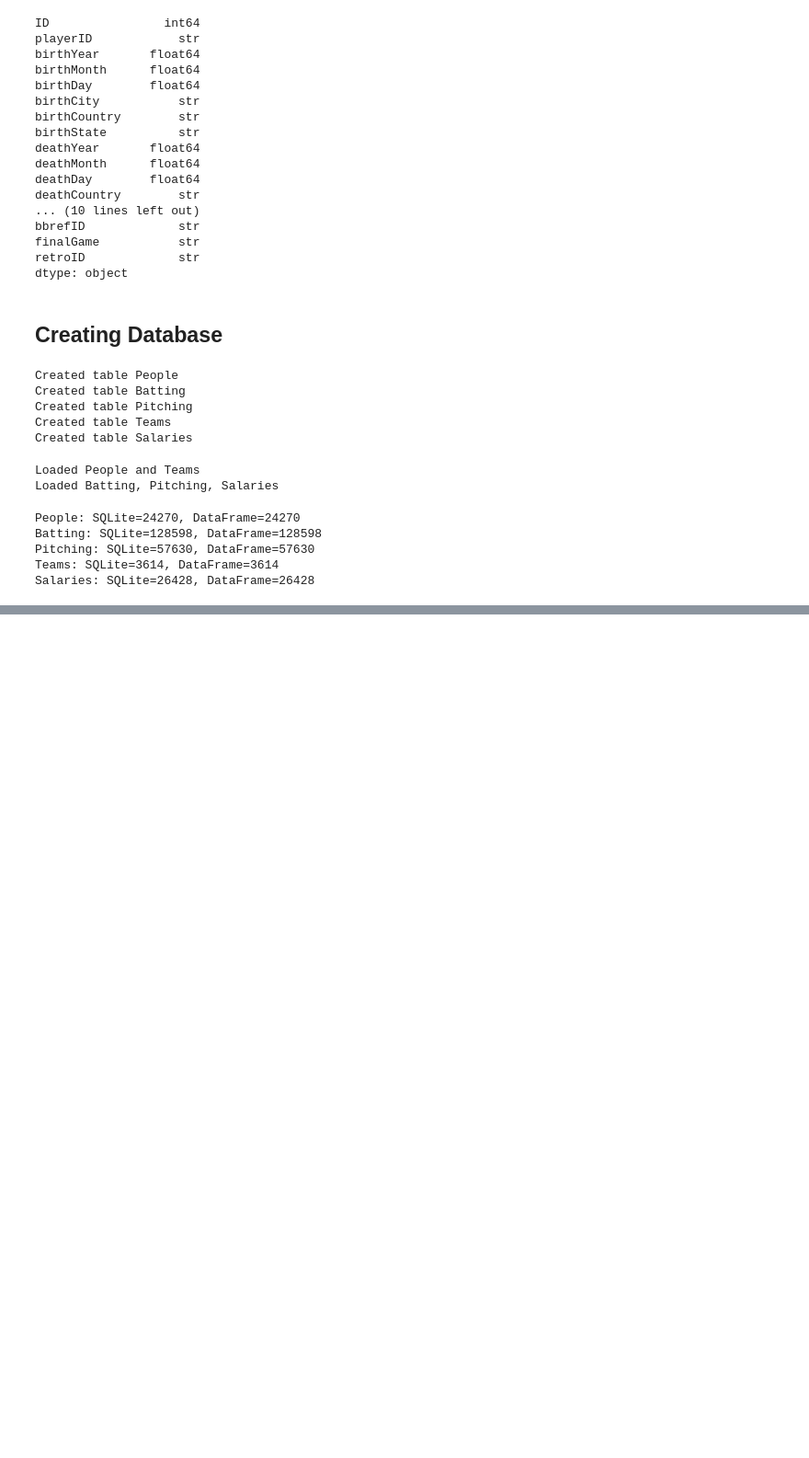
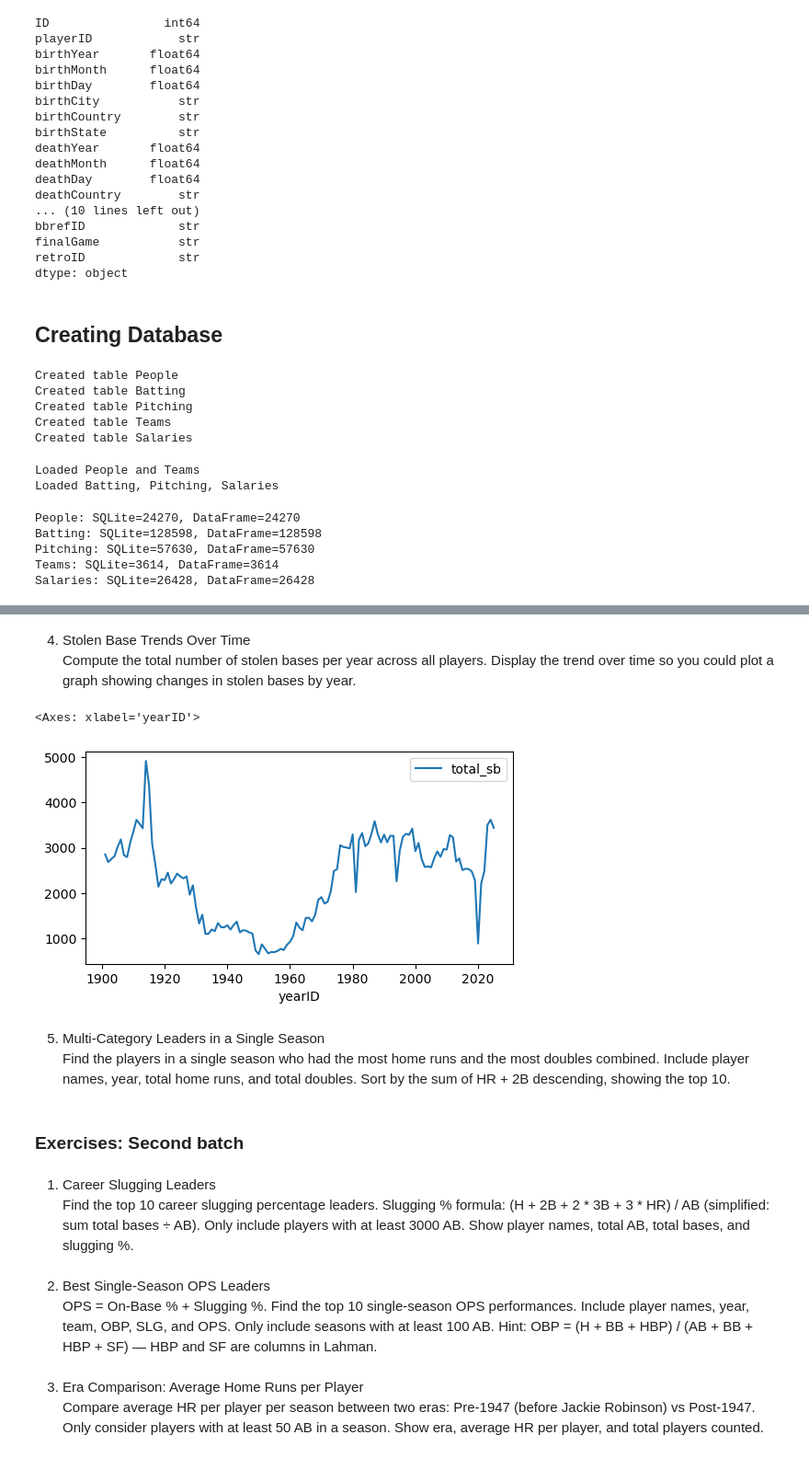
Before and after one commit to andreslunagodoy/data_baseball, a Jupyter notebook: project.ipynb, the cells around one changed output, grey strips where cells are left out. Shown at 92% size. Cells and saved outputs as stored; diff of their text form; code cells hidden in the pictures; blank space fills up the shorter version.

```diff
--- a/project.ipynb
+++ b/project.ipynb
@@ -195,0 +674,42 @@ Salaries: SQLite=26428, DataFrame=26428
+# %% [markdown]
+4. Stolen Base Trends Over Time <br>
+Compute the total number of stolen bases per year across all players. Display the trend over time so you could plot a graph showing changes in stolen bases by year.
+# %%
+query = """
+SELECT yearID,
+       SUM(SB) as total_sb
+FROM Batting
+WHERE yearID > 1900
+GROUP BY yearID
+ORDER BY yearID
+"""
+df = run_query(query)
+
+df.plot(x="yearID", y="total_sb", figsize=(6,3))
+# %% [output]
+<Axes: xlabel='yearID'>
+[figure, added]
+# %% [markdown]
+5. Multi-Category Leaders in a Single Season <br>
+Find the players in a single season who had the most home runs and the most doubles combined. Include player names, year, total home runs, and total doubles. Sort by the sum of HR + 2B descending, showing the top 10.
+# %% [markdown]
+### Exercises: Second batch
+# %% [markdown]
+1. Career Slugging Leaders <br>
+Find the top 10 career slugging percentage leaders.
+Slugging % formula: (H + 2B + 2 * 3B + 3 * HR) / AB (simplified: sum total bases ÷ AB).
+Only include players with at least 3000 AB.
+Show player names, total AB, total bases, and slugging %.
+# %% [markdown]
+2. Best Single-Season OPS Leaders <br>
+OPS = On-Base % + Slugging %.
+Find the top 10 single-season OPS performances.
+Include player names, year, team, OBP, SLG, and OPS.
+Only include seasons with at least 100 AB.
+Hint: OBP = (H + BB + HBP) / (AB + BB + HBP + SF) — HBP and SF are columns in Lahman.
+# %% [markdown]
+3. Era Comparison: Average Home Runs per Player <br>
+Compare average HR per player per season between two eras:
+Pre-1947 (before Jackie Robinson) vs Post-1947.
+Only consider players with at least 50 AB in a season.
+Show era, average HR per player, and total players counted.
```
Also changed, not shown: parts of 55 cells of this notebook, 3 other files.
